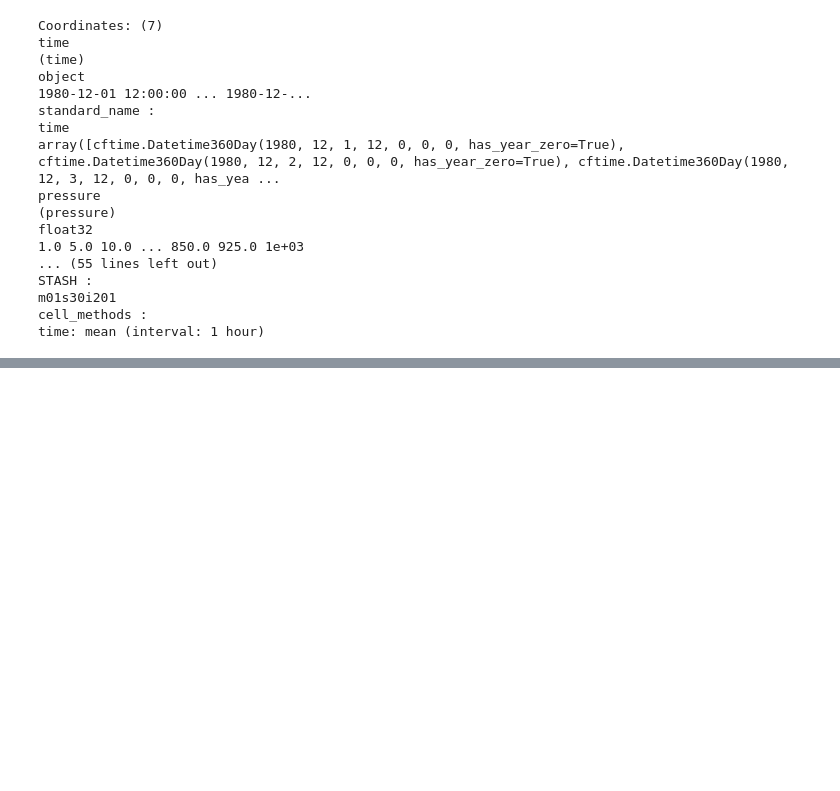
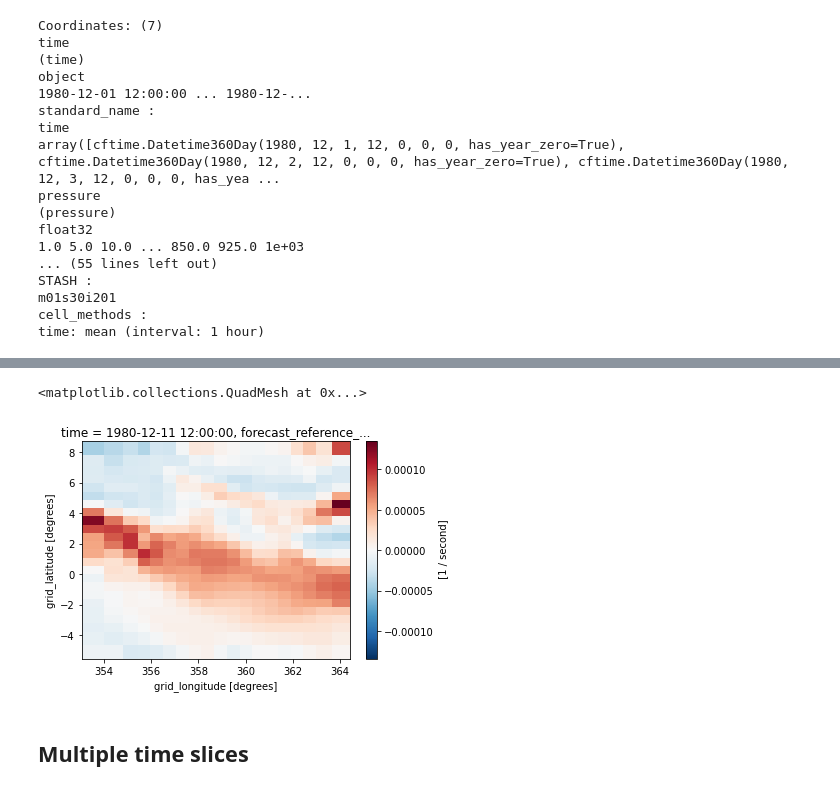
Before and after one commit to henryaddison/ml-downscaling-emulation, a Jupyter notebook: notebooks/learning/Moose GCM data.ipynb, the cells around one changed output, grey strips where cells are left out. Drawn from its saved outputs; the diff is of its cells as text; code cells hidden in the pictures; blank space fills up the shorter version.

```diff
--- a/notebooks/learning/Moose GCM data.ipynb
+++ b/notebooks/learning/Moose GCM data.ipynb
@@ -151,0 +229,28 @@ time: mean (interval: 1 hour)
+# %%
+target_cube = iris.load_cube('../../src/ml_downscaling_emulator/utils/target-grids/2.2km-coarsened-27x/uk/moose_pr_grid.nc')
+
+xwind_src_cube = gcm_xwind['x_wind'].to_iris()
+xwind_src_cube.coords('longitude')[0].coord_system = iris.coord_systems.GeogCS(6371229.0)
+xwind_src_cube.coords('latitude')[0].coord_system = iris.coord_systems.GeogCS(6371229.0)
+xwind_regridder = iris.analysis.Nearest().regridder(xwind_src_cube, target_cube)
+xwind_regridded_da = xr.DataArray.from_iris(xwind_regridder(xwind_src_cube))
+
+ywind_src_cube = gcm_ywind['y_wind'].to_iris()
+ywind_src_cube.coords('longitude')[0].coord_system = iris.coord_systems.GeogCS(6371229.0)
+ywind_src_cube.coords('latitude')[0].coord_system = iris.coord_systems.GeogCS(6371229.0)
+ywind_regridder = iris.analysis.Nearest().regridder(ywind_src_cube, target_cube)
+ywind_regridded_da = xr.DataArray.from_iris(ywind_regridder(ywind_src_cube))
+
+dx, dy =  metpy.calc.lat_lon_grid_deltas(xwind_regridded_da.grid_longitude.values, xwind_regridded_da.grid_latitude.values)
+# make sure grid deltas broadcast properly over time dimension - https://stackoverflow.com/a/55012247
+dx = dx[None, :]
+dy = dy[None, :]
+
+# ax = plt.axes(projection=rotated_pole)
+metpy.calc.vorticity(xwind_regridded_da, ywind_regridded_da, dx=dx, dy=dy).isel(time=10).plot()# for just London/SE England: .isel(grid_longitude=slice(12, 17), grid_latitude=slice(5, 10))
+# ax.coastlines()
+# %% [output]
+<matplotlib.collections.QuadMesh at 0x...>
+[figure, added]
+# %% [markdown]
+## Multiple time slices
```
Also changed, not shown: parts of 16 cells of this notebook.
